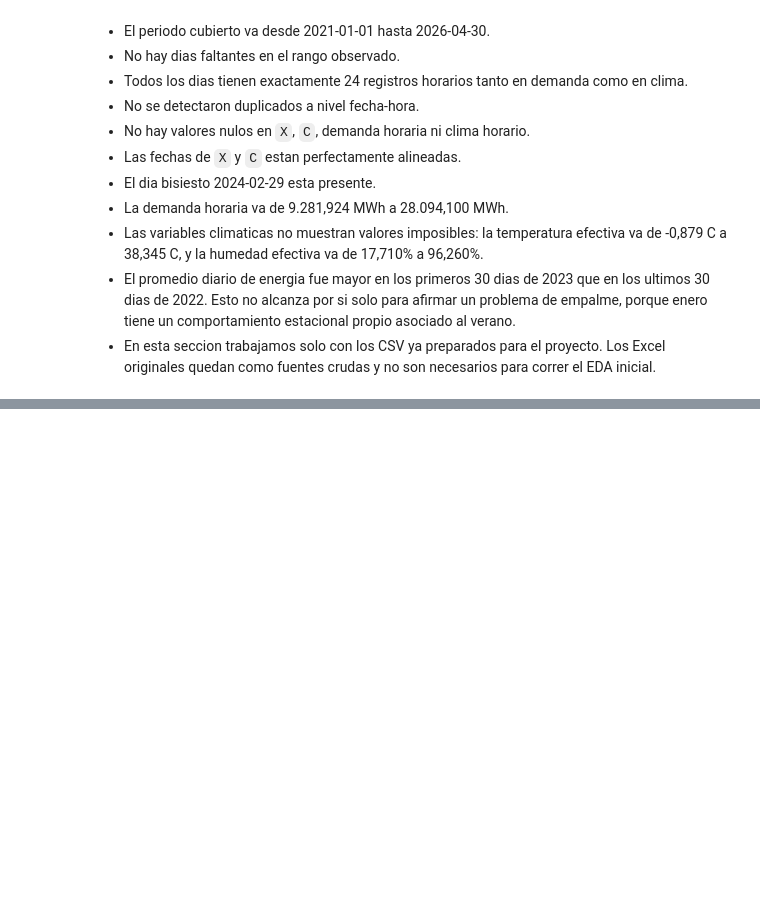
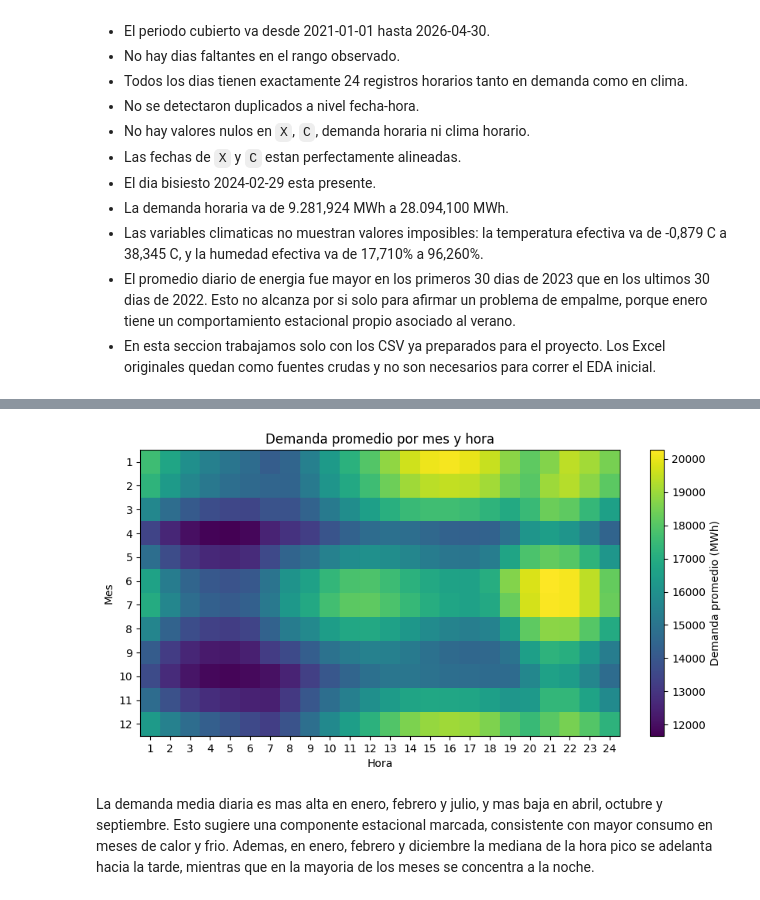
Before and after one commit to biancapaz/tp_final_ml, a Jupyter notebook: notebooks/eda.ipynb, the cells around one changed output, grey strips where cells are left out. Drawn from its saved outputs; the diff is of its cells as text; code cells hidden in the pictures; blank space fills up the shorter version.

```diff
--- a/notebooks/eda.ipynb
+++ b/notebooks/eda.ipynb
@@ -64,0 +128,6 @@ summary["value_ranges"]
+# %%
+plot_month_hour_heatmap(daily_demand);
+# %% [output]
+[figure, added]
+# %% [markdown]
+La demanda media diaria es mas alta en enero, febrero y julio, y mas baja en abril, octubre y septiembre. Esto sugiere una componente estacional marcada, consistente con mayor consumo en meses de calor y frio. Ademas, en enero, febrero y diciembre la mediana de la hora pico se adelanta hacia la tarde, mientras que en la mayoria de los meses se concentra a la noche.
```
Also changed, not shown: parts of 17 cells of this notebook, 2 other files.
